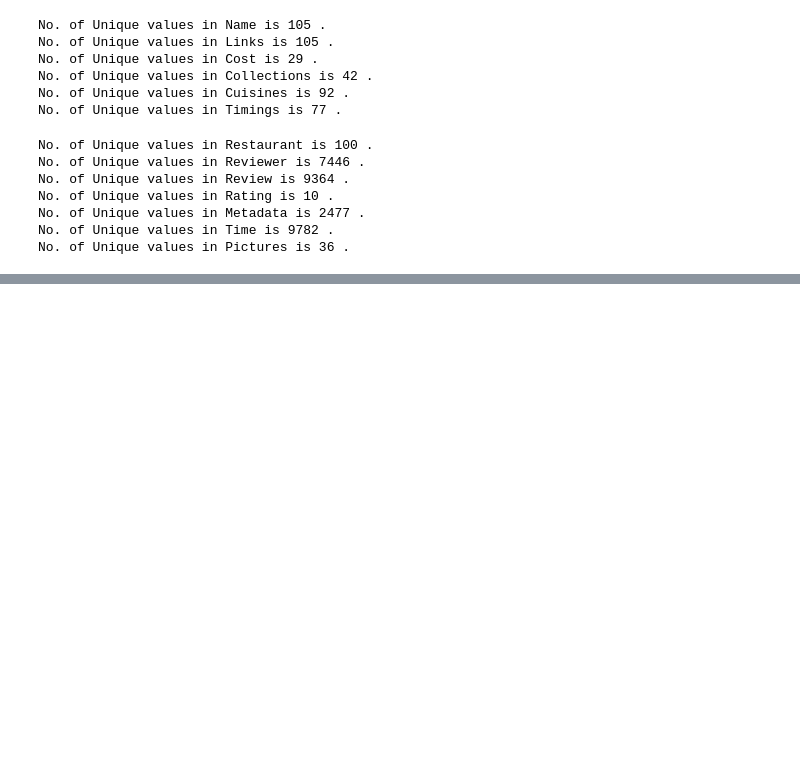
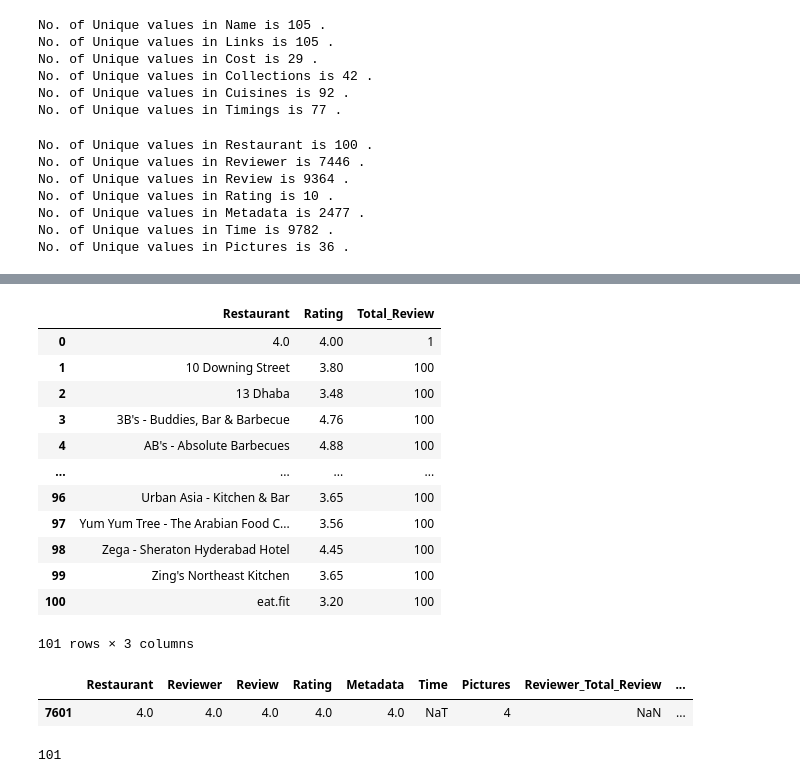
Before and after one commit to Siddharth3271/Advanced-Zomato-Restaurant-Clustering-and-Sentiment-Analysis, a Jupyter notebook: notebook.ipynb, the cells around one changed output, grey strips where cells are left out. Cells and saved outputs as stored; diff of their text form; code cells hidden in the pictures; blank space fills up the shorter version.

```diff
--- a/notebook.ipynb
+++ b/notebook.ipynb
@@ -312,0 +536,40 @@ No. of Unique values in Pictures is 36 .
+# %%
+#changing date and extracting few feature for manipulation
+
+# 'errors='coerce'' will turn any invalid date formats into 'NaT' (Not a Time), preventing the code from crashing.
+reviewCopy['Time']=pd.to_datetime(reviewCopy['Time'],errors='coerce')
+reviewCopy['Review_Year'] = pd.DatetimeIndex(reviewCopy['Time']).year
+reviewCopy['Review_Month'] = pd.DatetimeIndex(reviewCopy['Time']).month
+reviewCopy['Review_Hour'] = pd.DatetimeIndex(reviewCopy['Time']).hour
+# %%
+#Average engagement of restaurants
+#Calculating the average rating and total number of reviews for each restaurant.
+#This helps us identify the most popular and highly-rated restaurants.
+avg_hotel_rating=reviewCopy.groupby('Restaurant').agg({'Rating':'mean','Reviewer':'count'}).reset_index().rename(columns={'Reviewer':'Total_Review'})
+
+avg_hotel_rating
+# %% [output]
+|  | Restaurant | Rating | Total_Review |
+| 0 | 4.0 | 4.00 | 1 |
+| 1 | 10 Downing Street | 3.80 | 100 |
+| 2 | 13 Dhaba | 3.48 | 100 |
+| 3 | 3B's - Buddies, Bar & Barbecue | 4.76 | 100 |
+| 4 | AB's - Absolute Barbecues | 4.88 | 100 |
+| ... | ... | ... | ... |
+| 96 | Urban Asia - Kitchen & Bar | 3.65 | 100 |
+| 97 | Yum Yum Tree - The Arabian Food C... | 3.56 | 100 |
+| 98 | Zega - Sheraton Hyderabad Hotel | 4.45 | 100 |
+| 99 | Zing's Northeast Kitchen | 3.65 | 100 |
+| 100 | eat.fit | 3.20 | 100 |
+101 rows × 3 columns
+# %%
+#usless data
+reviewCopy[reviewCopy['Restaurant'] == 4.0]
+# %% [output]
+|  | Restaurant | Reviewer | Review | Rating | Metadata | Time | Pictures | Reviewer_Total_Review | ... |
+| 7601 | 4.0 | 4.0 | 4.0 | 4.0 | 4.0 | NaT | 4 | NaN | ... |
+# %%
+#checking hotel count as total hotel in restaurant data was 105
+reviewCopy.Restaurant.nunique()
+# %% [output]
+101
```
Also changed, not shown: parts of 23 cells of this notebook.
